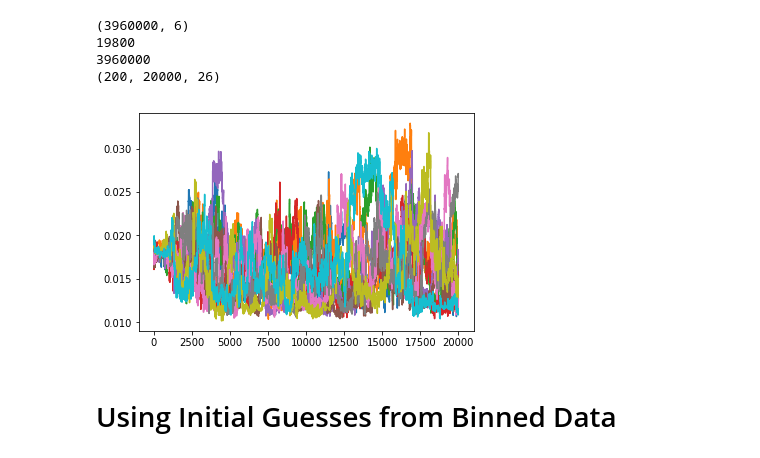
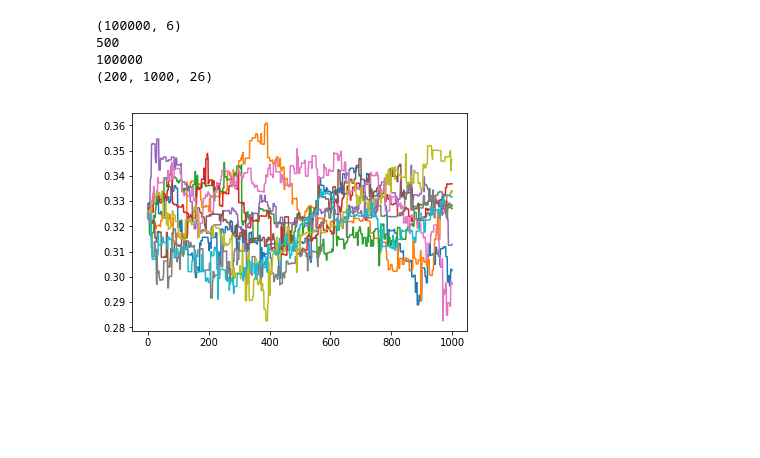
Before and after one commit to phys201/raman_rabi, a Jupyter notebook: realdata.ipynb, the cells around one changed output. Saved outputs shown, nothing was run; the diff lists cells and outputs as text; code cells hidden in the pictures; blank space fills up the shorter version.

Commit message:
updated RealData and rr_model via Taylor

```diff
--- a/realdata.ipynb
+++ b/realdata.ipynb
@@ -211,19 +121,19 @@ plt.show()
 # %%
+#Look at burn in. This isn't a very realistic set up, we start with good parameters and
+#then only let the walkers walk a little while
 print(parameter_samples.shape)
 steps = numsteps - burn_in_time
 print(steps)
 print(numwalkers*steps)
 print(test_samples.chain.shape)
 
-param1 = 2
+param1 = 4
 
 for iii in range(10):
     plt.plot(test_samples.chain[iii, :, param1])
 # %% [output]
-(3960000, 6)
-19800
-3960000
-(200, 20000, 26)
+(100000, 6)
+500
+100000
+(200, 1000, 26)
-[figure, old version]
+[figure, new version]
-# %% [markdown]
-# Using Initial Guesses from Binned Data
```
Also changed, not shown: parts of 10 cells of this notebook.
